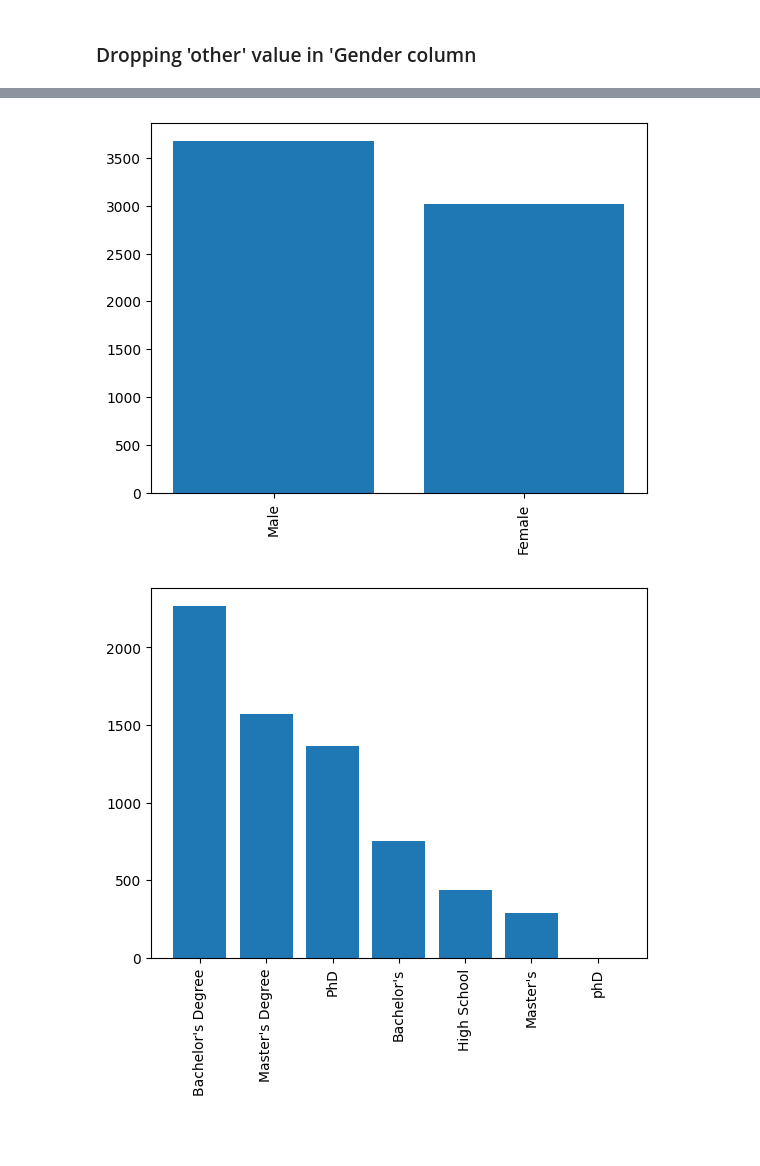
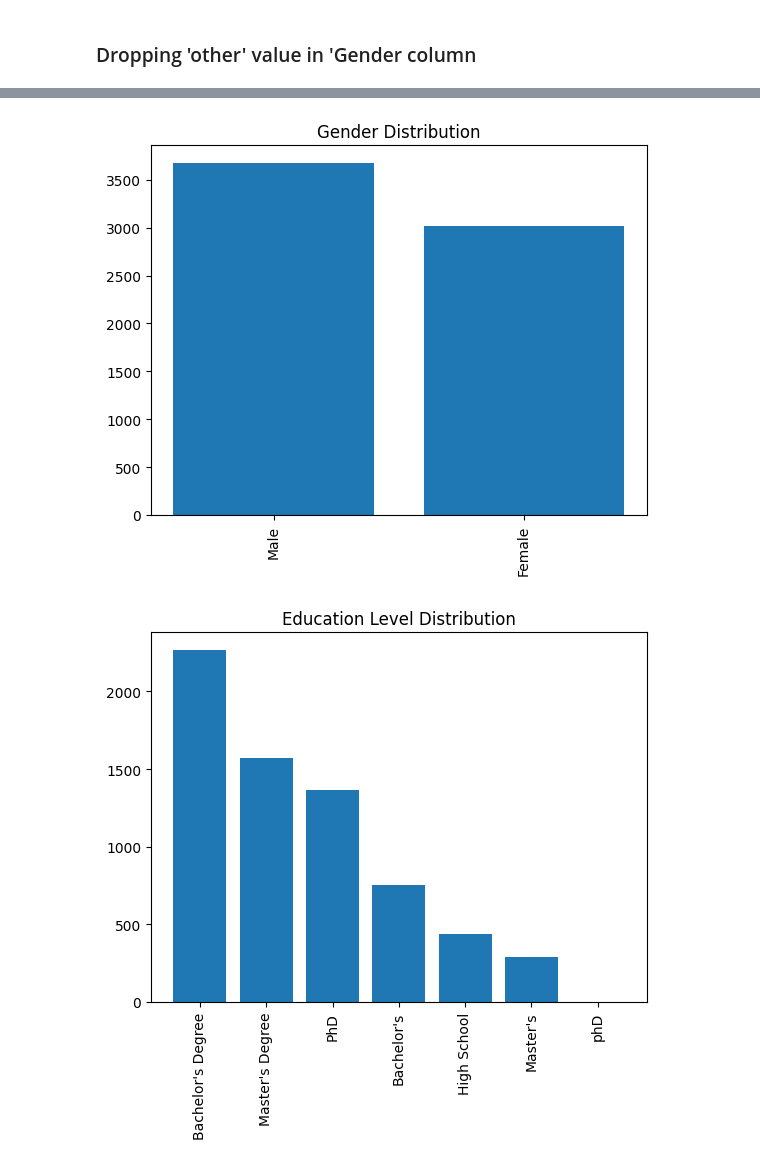
Before and after one commit to JayaWinata/Salary-EDA, a Jupyter notebook: Salary_EDA.ipynb, the cells around one changed output, grey strips where cells are left out. Saved outputs shown, nothing was run; the diff lists cells and outputs as text; code cells hidden in the pictures; blank space fills up the shorter version.

```diff
--- a/Salary_EDA.ipynb
+++ b/Salary_EDA.ipynb
@@ -54,6 +72,7 @@ df = df.drop(df[df['Gender'] == 'Other'].index,axis=0)
 # %%
 numeric_df = df[['Age','Years of Experience','Salary']]
 for i in numeric_df.columns:
-    plt.hist(df[i])
+    plt.hist(df[i],rwidth=0.9)
+    plt.title(label=str(i + ' Distribution'))
     plt.show()
 # %% [output]
@@ -63,10 +82,13 @@ for i in numeric_df.columns:
 # %%
 categorical_df = df[['Gender','Education Level','Country']]
 for i in categorical_df.columns:
     counts = df[i].value_counts()
     plt.bar(x=counts.index, height=counts.values)
+    if i == 'Country':
+        plt.yscale('log')
+    plt.title(label=str(i + ' Distribution'))
     plt.xticks(rotation=90)
     plt.show()
 # %% [output]
-[figure, old version]
+[figure, new version]
-[figure, old version]
+[figure, new version]
```
Also changed, not shown: parts of 6 cells of this notebook.
